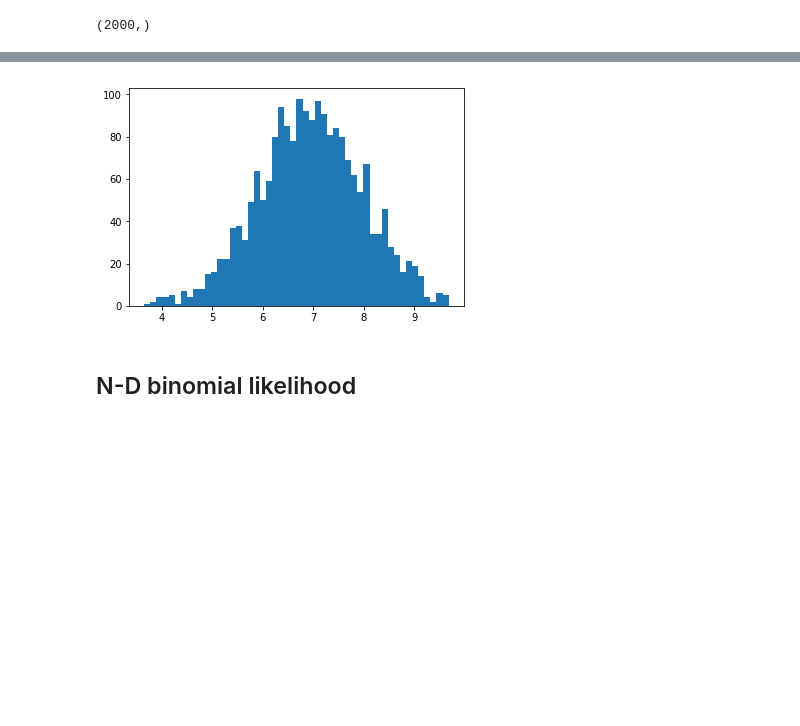
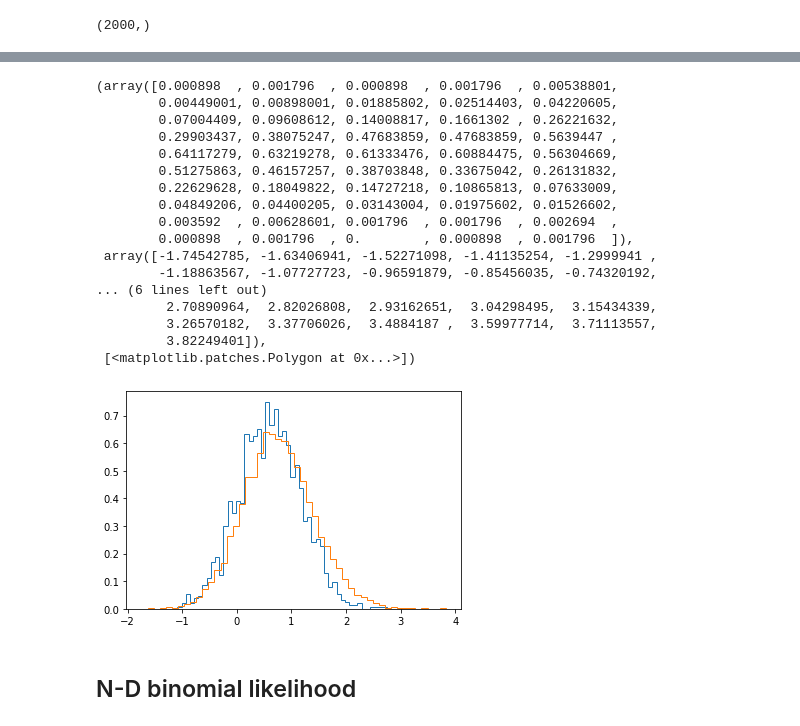
Before and after one commit to gaiaverse/astrometry, a Jupyter notebook: SphHarmonics/StanModel.ipynb, the cells around one changed output, grey strips where cells are left out. Saved outputs shown, nothing was run; the diff lists cells and outputs as text; code cells hidden in the pictures; blank space fills up the shorter version.

```diff
--- a/SphHarmonics/StanModel.ipynb
+++ b/SphHarmonics/StanModel.ipynb
@@ -108,7 +108,25 @@ plt.plot(fit.extract()["x"])
-# %%
-plt.hist(fit.extract()["x"], bins=50);
-# %% [output]
-[figure, removed]
+# %%
+plt.hist(fit.extract()["x"], bins=50,histtype='step',density=True);
+plt.hist(special.logit(np.random.beta(8,4,10000)),50,histtype='step',density=True)
+# %% [output]
+(array([0.000898  , 0.001796  , 0.000898  , 0.001796  , 0.00538801,
+        0.00449001, 0.00898001, 0.01885802, 0.02514403, 0.04220605,
+        0.07004409, 0.09608612, 0.14008817, 0.1661302 , 0.26221632,
+        0.29903437, 0.38075247, 0.47683859, 0.47683859, 0.5639447 ,
+        0.64117279, 0.63219278, 0.61333476, 0.60884475, 0.56304669,
+        0.51275863, 0.46157257, 0.38703848, 0.33675042, 0.26131832,
+        0.22629628, 0.18049822, 0.14727218, 0.10865813, 0.07633009,
+        0.04849206, 0.04400205, 0.03143004, 0.01975602, 0.01526602,
+        0.003592  , 0.00628601, 0.001796  , 0.001796  , 0.002694  ,
+        0.000898  , 0.001796  , 0.        , 0.000898  , 0.001796  ]),
+ array([-1.74542785, -1.63406941, -1.52271098, -1.41135254, -1.2999941 ,
+        -1.18863567, -1.07727723, -0.96591879, -0.85456035, -0.74320192,
+... (6 lines left out)
+         2.70890964,  2.82026808,  2.93162651,  3.04298495,  3.15434339,
+         3.26570182,  3.37706026,  3.4884187 ,  3.59977714,  3.71113557,
+         3.82249401]),
+ [<matplotlib.patches.Polygon at 0x...>])
+[figure, added]
 # %%
 plt.plot
 # %% [markdown]
```
Also changed, not shown: parts of 3 cells of this notebook, 15 other files.
